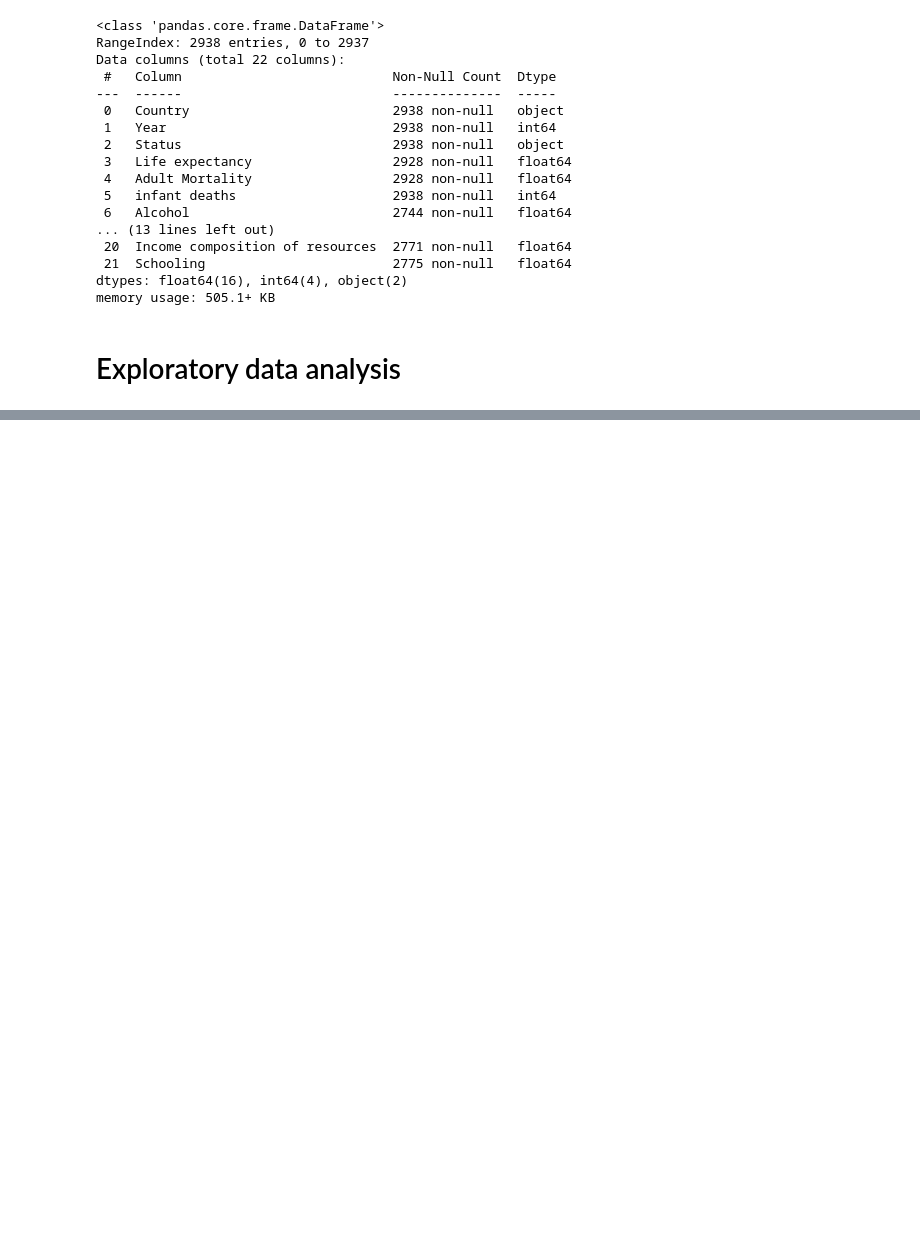
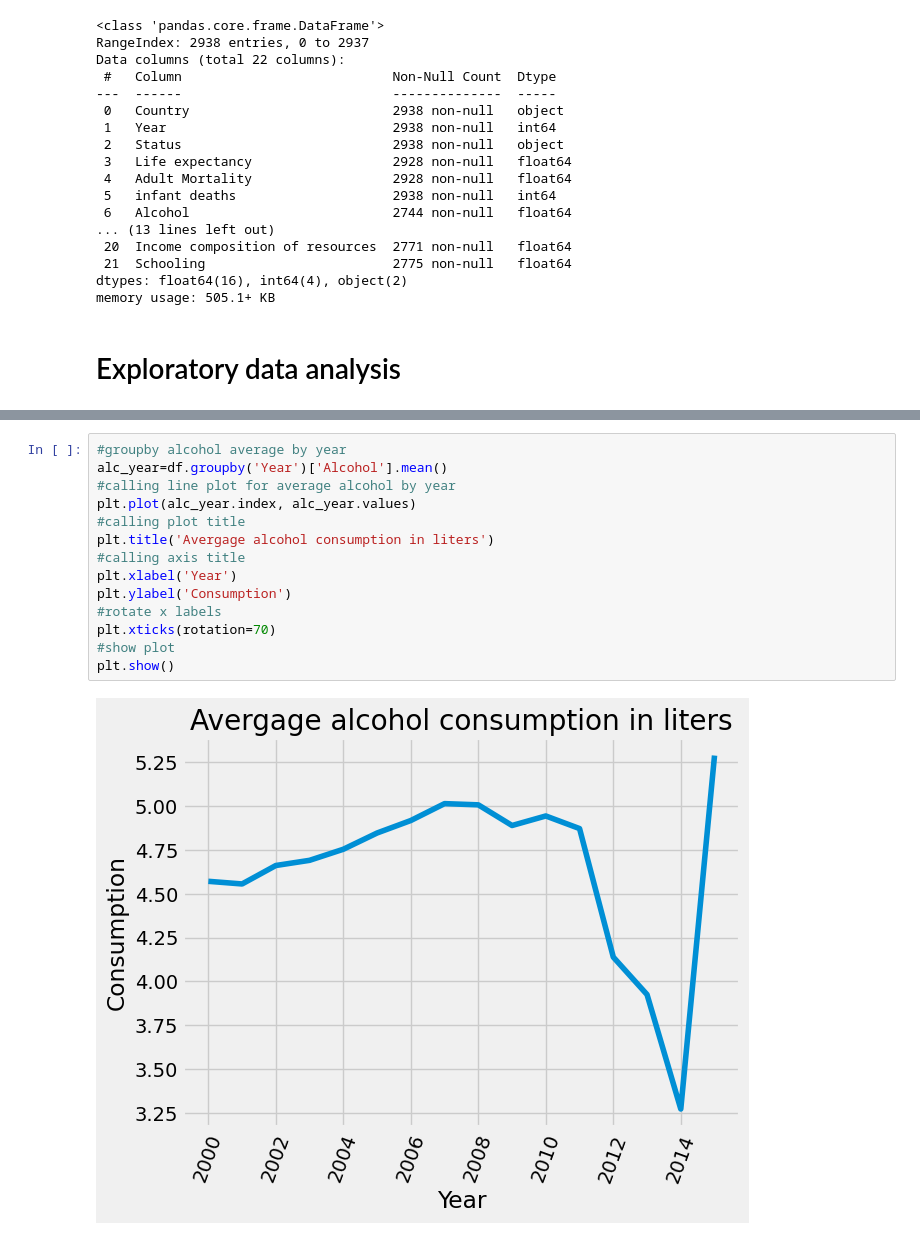
Before and after one commit to CameronBannick/Life-Expectancy-Dataset, a Jupyter notebook: Report on world life expectancy .ipynb, the cells around one changed output, grey strips where cells are left out. Drawn from its saved outputs; the diff is of its cells as text; blank space fills up the shorter version.

```diff
--- a/Report on world life expectancy .ipynb
+++ b/Report on world life expectancy .ipynb
@@ -90,0 +123,16 @@ plt.show()
+# %%
+#groupby alcohol average by year
+alc_year=df.groupby('Year')['Alcohol'].mean()
+#calling line plot for average alcohol by year
+plt.plot(alc_year.index, alc_year.values)
+#calling plot title
+plt.title('Avergage alcohol consumption in liters')
+#calling axis title
+plt.xlabel('Year')
+plt.ylabel('Consumption')
+#rotate x labels
+plt.xticks(rotation=70)
+#show plot
+plt.show()
+# %% [output]
+[figure, added]
```
Also changed, not shown: parts of 9 cells of this notebook.
